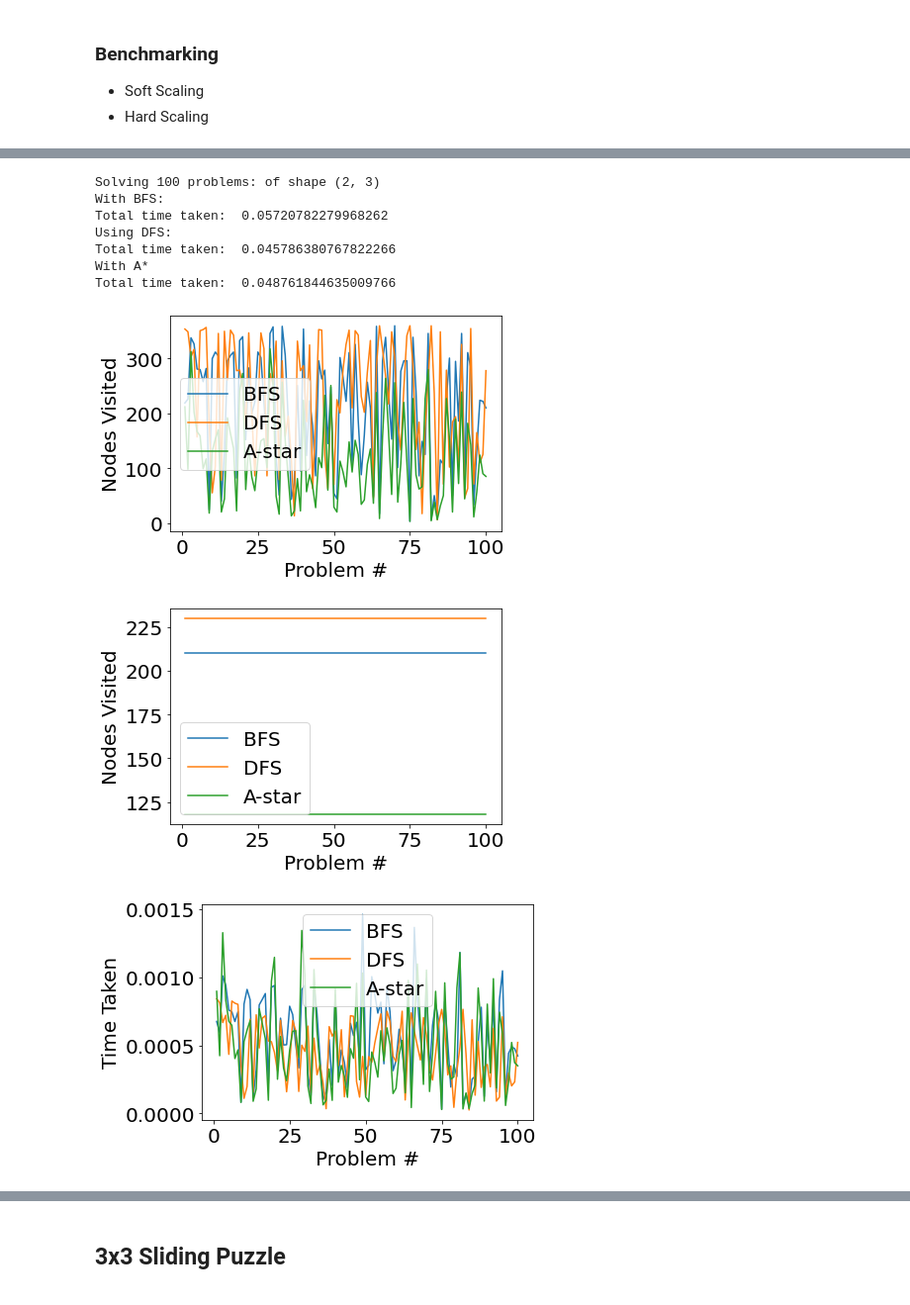
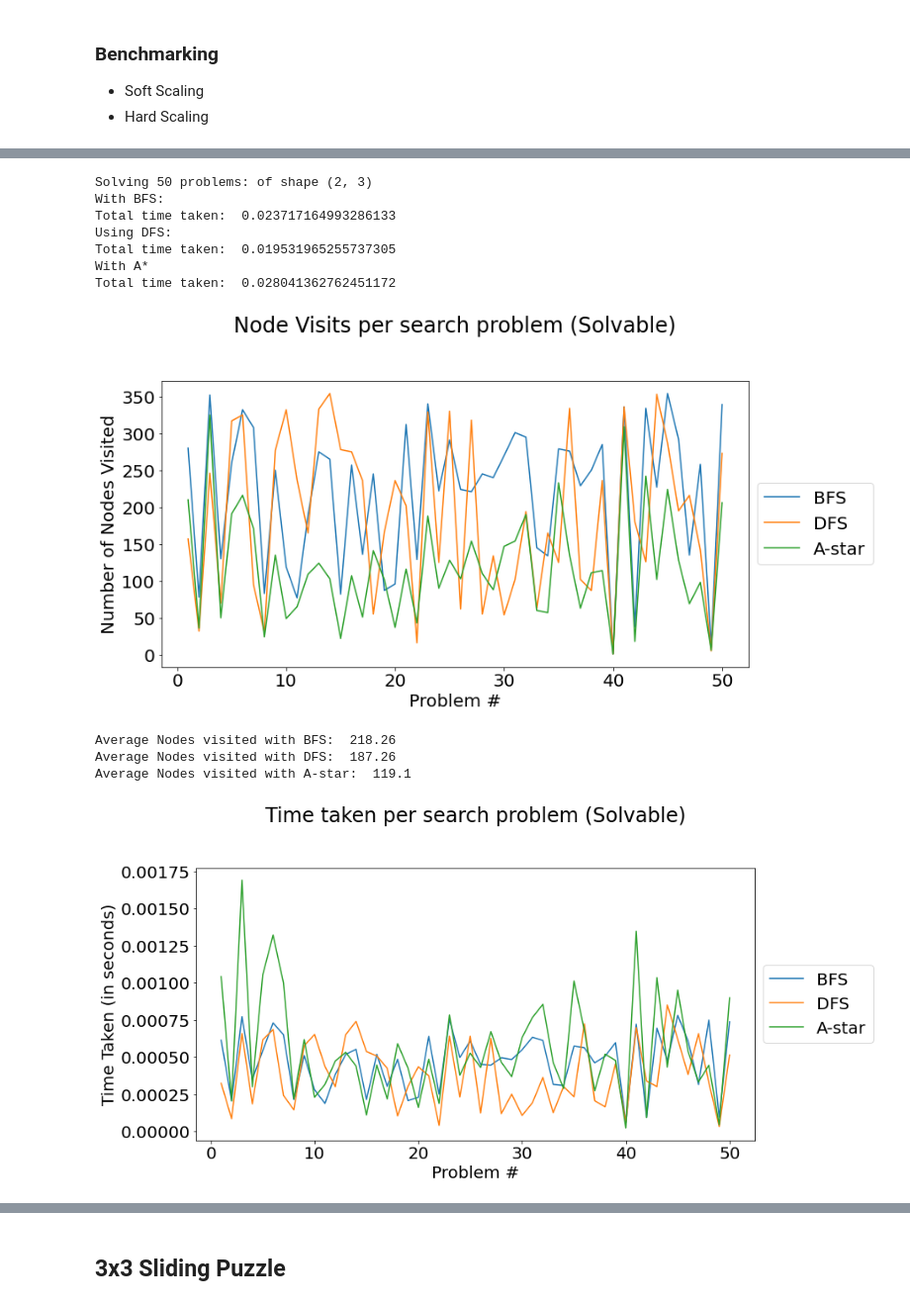
Before and after one commit to a3darekar/Algo-Pathfinding-Benchmarks, a Jupyter notebook: Algo_Project.ipynb, the cells around one changed output, grey strips where cells are left out. Shown at 99% size. Drawn from its saved outputs; the diff is of its cells as text; code cells hidden in the pictures.

Commit message:
Fixed plot titles and changed size

```diff
--- a/Algo_Project.ipynb
+++ b/Algo_Project.ipynb
@@ -103,13 +102,13 @@ def slidingPuzzleDFS(board):
         for j in range(m):
             initial.append(board[i][j])
     initial = tuple(initial)
-    queue = collections.deque([(initial, 0)])
+    stack = collections.deque([(initial, 0)])
     visited = set([initial])
     while queue:
-        state, dist = queue.pop()
+        state, dist = stack.pop()
         if state == final: return dist, len(visited)
         for nstate in get_next_state(state):
-            queue.append((nstate, dist+1))
+            stack.append((nstate, dist+1))
     return -1, len(visited)
 # %%
 slidingPuzzleDFS([[1,0,3],[4,2,5],[7,8,6]])
@@ -228,15 +197,14 @@ print("Problems: ", len(problems))
 
 solvable, unsolvable = [], []
 start = time.time()
-print("Solvable:")
+print("Fetching first 50 Solvable problems:")
 for p in range(999):
     #print(p)
     if slidingPuzzleBFS(problems[p])[0] != -1:
         solvable.append(problems[p])
     else:
         unsolvable.append(problems[p])
-    if len(solvable) == 100:
-        print("Got 100 solvable solutions")
+    if len(solvable) == 50:
         break
 
 print(f"Wall time taken: {time.time() - start}s")
@@ -282,48 +249,47 @@ for p in problems:
     times[2].append(time.time() - start)
 print("Total time taken: ", time.time() - total_start)
 # %% [output]
-Solving 100 problems: of shape (2, 3)
+Solving 50 problems: of shape (2, 3)
 With BFS:
-Total time taken:  0.05720782279968262
+Total time taken:  0.023717164993286133
 Using DFS:
-Total time taken:  0.045786380767822266
+Total time taken:  0.019531965255737305
 With A*
-Total time taken:  0.048761844635009766
+Total time taken:  0.028041362762451172
 # %%
 # Nodes Visited
-problems = [i+1 for i in range(100)]
+plt.figure(figsize=(12, 6))
+plt.title("Node Visits per search problem (Solvable)", y=1.15)
+problems = [i+1 for i in range(50)]
 plt.plot(problems, visits[0], label="BFS")
 plt.plot(problems, visits[1], label="DFS")
 plt.plot(problems, visits[2], label="A-star")
 
 plt.xlabel("Problem #")
-plt.ylabel("Nodes Visited")
-plt.legend()
+plt.ylabel("Number of Nodes Visited")
+plt.legend(loc='center left', bbox_to_anchor=(1, 0.5))
 plt.show()
 # %% [output]
-[figure, old version]
+[figure, new version]
+# %%
+print("Average Nodes visited with BFS: ", np.mean(visits[0]))
+print("Average Nodes visited with DFS: ", np.mean(visits[1]))
+print("Average Nodes visited with A-star: ", np.mean(visits[2]))
+# %% [output]
+Average Nodes visited with BFS:  218.26
+Average Nodes visited with DFS:  187.26
+Average Nodes visited with A-star:  119.1
 # %%
-# Avg Nodes Visited
-problems = [i+1 for i in range(100)]
-plt.plot(problems, [np.mean(visits[0])] * 100, label="BFS")
-plt.plot(problems, [np.mean(visits[1])] * 100, label="DFS")
-plt.plot(problems, [np.mean(visits[2])] * 100, label="A-star")
-
+# Time Taken
+plt.figure(figsize=(12, 6))
+plt.title("Time taken per search problem (Solvable)", y=1.15)
+problems = [i+1 for i in range(50)]
+plt.plot(problems, times[0], label="BFS")
+plt.plot(problems, times[1], label="DFS")
+plt.plot(problems, times[2], label="A-star")
 plt.xlabel("Problem #")
-plt.ylabel("Nodes Visited")
-plt.legend()
+plt.ylabel("Time Taken (in seconds)")
+plt.legend(loc='center left', bbox_to_anchor=(1, 0.5))
 plt.show()
 # %% [output]
-[figure, old version]
+[figure, new version]
-# %%
-# Time Taken
-problems = [i+1 for i in range(100)]
-plt.plot(problems, times[0], label="BFS")
-plt.plot(problems, times[1], label="DFS")
-plt.plot(problems, times[2], label="A-star")
-plt.xlabel("Problem #")
-plt.ylabel("Time Taken")
-plt.legend()
-plt.show()
-# %% [output]
-[figure, removed]
```
Also changed, not shown: parts of 38 cells of this notebook.
